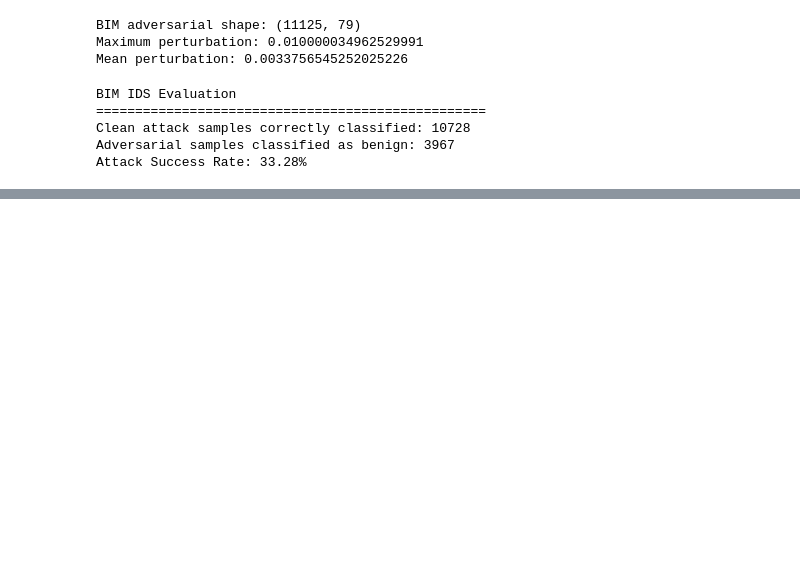
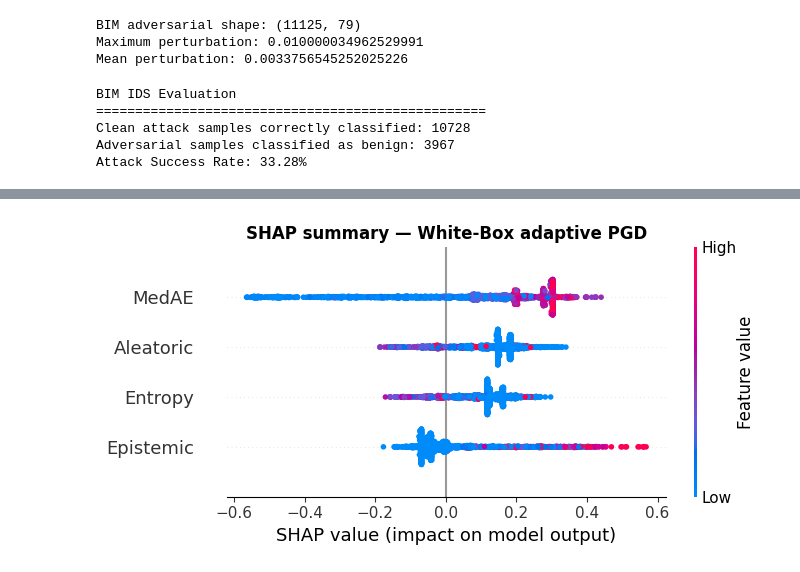
Before and after one commit to halimAhtasham/Algorithm_Exercise, a Jupyter notebook: config.ipynb, the cells around one changed output, grey strips where cells are left out. Saved outputs shown, nothing was run; the diff lists cells and outputs as text; code cells hidden in the pictures; blank space fills up the shorter version.

```diff
--- a/config.ipynb
+++ b/config.ipynb
@@ -2913,0 +3135,21 @@ display(comparison_df)
+# %%
+# HELPER — compute_asr()
+# ============================================================
+
+def compute_asr(model, X_clean, X_adv):
+    """
+    Attack Success Rate: fraction of correctly-classified attack
+    samples (in X_clean) that become misclassified after perturbation.
+    """
+    def preds(X):
+        t = torch.tensor(X, dtype=torch.float32).to(DEVICE)
+        with torch.no_grad():
+            return (torch.sigmoid(model(t)).cpu().numpy().ravel() >= 0.5).astype(int)
+
+    clean_pred = preds(X_clean)
+    adv_pred   = preds(X_adv)
+
+    originally_correct = (clean_pred == 1)
+    fooled = (adv_pred == 0)
+    asr = fooled[originally_correct].sum() / originally_correct.sum()
+    return float(asr)
@@ -2913,0 +4019,19 @@ display(comparison_df)
+# %%
+# ============================================================
+# Step 23b — Beeswarm for the strongest threat model (optional)
+# ============================================================
+X_wb = subsample(whitebox_features, 1500)
+sv_wb = shap_positive_class(explainer, X_wb)
+
+shap.summary_plot(
+    sv_wb, X_wb,
+    feature_names=FEATURE_NAMES,
+    show=False,
+    plot_size=(7, 3.5)
+)
+plt.title("SHAP summary — White-Box adaptive PGD", fontweight="bold")
+plt.tight_layout()
+plt.savefig("figure3b_shap_beeswarm.pdf", dpi=150, bbox_inches="tight")
+plt.show()
+# %% [output]
+[figure, added]
```
Also changed, not shown: parts of 86 cells of this notebook.
